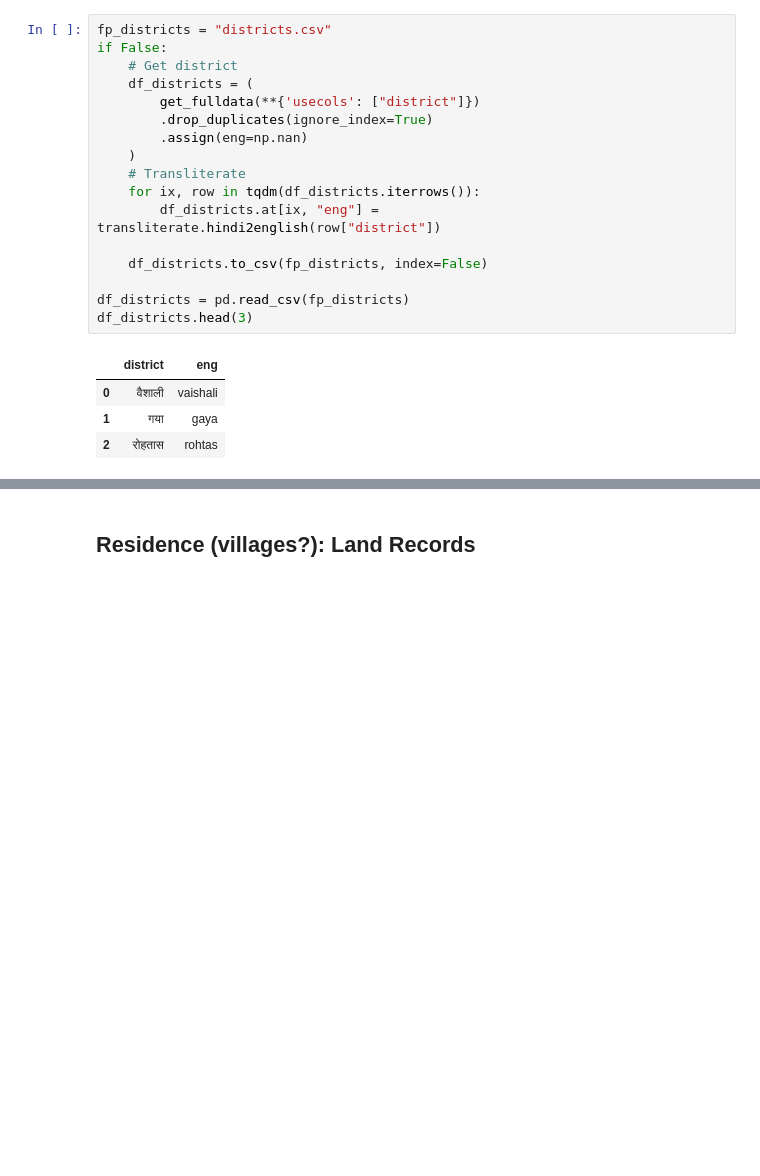
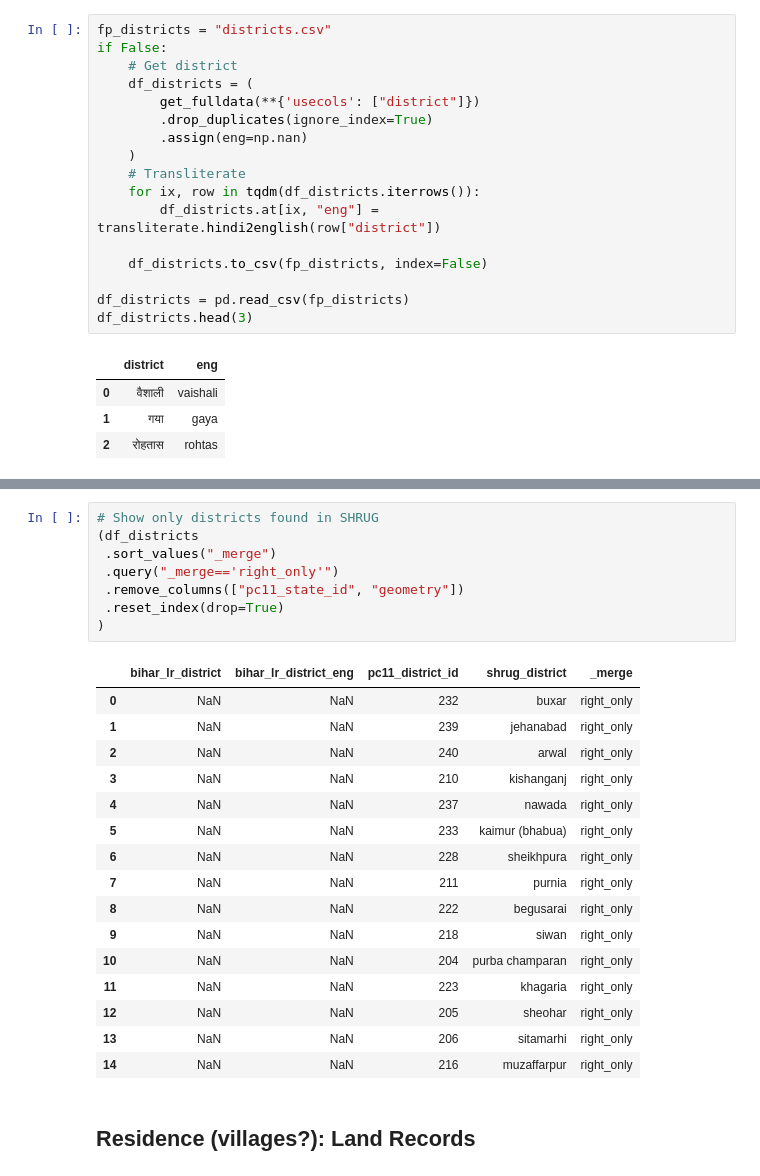
Before and after one commit to in-rolls/land, a Jupyter notebook: shrug-scratch/shrug.ipynb, the cells around one changed output, grey strips where cells are left out. Saved outputs shown, nothing was run; the diff lists cells and outputs as text; blank space fills up the shorter version.

```diff
--- a/shrug-scratch/shrug.ipynb
+++ b/shrug-scratch/shrug.ipynb
@@ -321,3 +368,28 @@ df_districts.sort_values("_merge")
+# %%
+# Show only districts found in SHRUG
+(df_districts
+ .sort_values("_merge")
+ .query("_merge=='right_only'")
+ .remove_columns(["pc11_state_id", "geometry"])
+ .reset_index(drop=True)
+)
+# %% [output]
+|  | bihar_lr_district | bihar_lr_district_eng | pc11_district_id | shrug_district | _merge |
+| 0 | NaN | NaN | 232 | buxar | right_only |
+| 1 | NaN | NaN | 239 | jehanabad | right_only |
+| 2 | NaN | NaN | 240 | arwal | right_only |
+| 3 | NaN | NaN | 210 | kishanganj | right_only |
+| 4 | NaN | NaN | 237 | nawada | right_only |
+| 5 | NaN | NaN | 233 | kaimur (bhabua) | right_only |
+| 6 | NaN | NaN | 228 | sheikhpura | right_only |
+| 7 | NaN | NaN | 211 | purnia | right_only |
+| 8 | NaN | NaN | 222 | begusarai | right_only |
+| 9 | NaN | NaN | 218 | siwan | right_only |
+| 10 | NaN | NaN | 204 | purba champaran | right_only |
+| 11 | NaN | NaN | 223 | khagaria | right_only |
+| 12 | NaN | NaN | 205 | sheohar | right_only |
+| 13 | NaN | NaN | 206 | sitamarhi | right_only |
+| 14 | NaN | NaN | 216 | muzaffarpur | right_only |
 # %% [markdown]
 ## Residence (villages?): Land Records
 # %%
```
Also changed, not shown: parts of 9 cells of this notebook.
